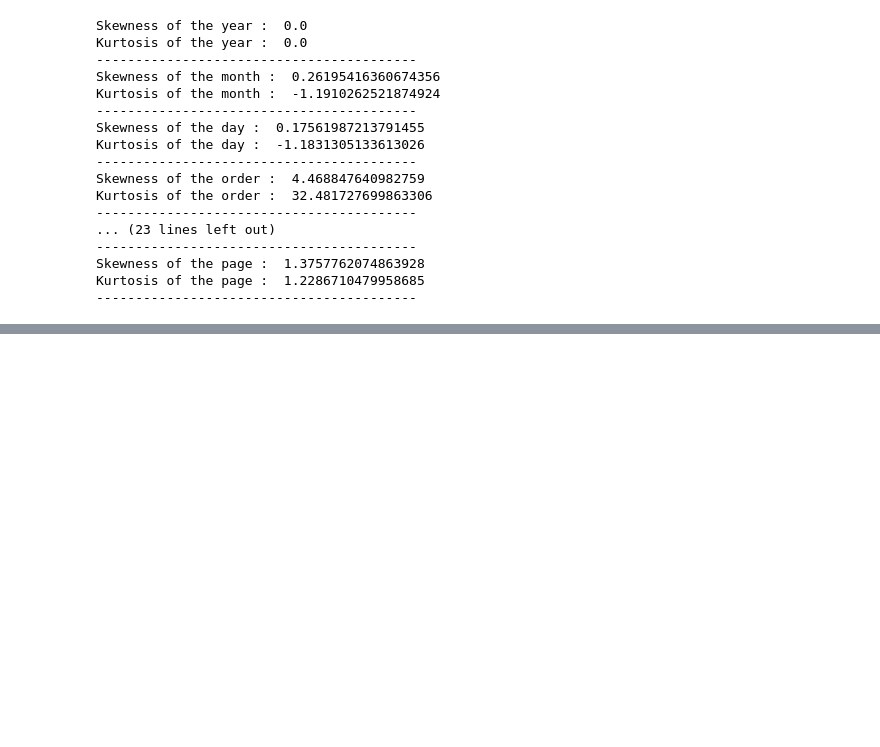
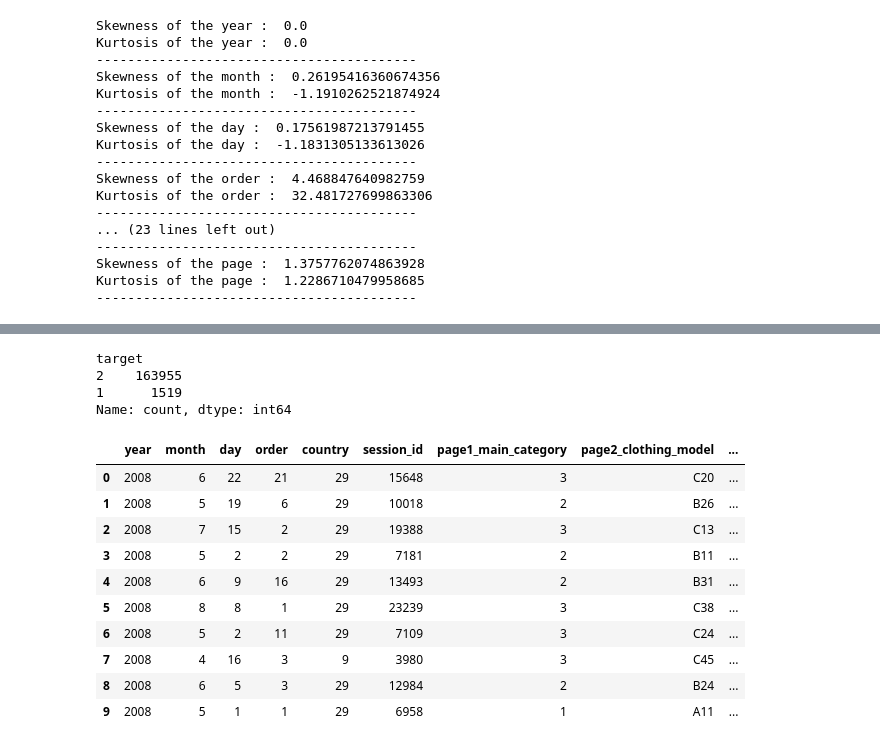
Before and after one commit to Kamalesh-Gandhi/Customer-Segmentation-Analysis-Forecast-Model, a Jupyter notebook: Notebooks/test.ipynb, the cells around one changed output, grey strips where cells are left out. Saved outputs shown, nothing was run; the diff lists cells and outputs as text; code cells hidden in the pictures; blank space fills up the shorter version.

```diff
--- a/Notebooks/test.ipynb
+++ b/Notebooks/test.ipynb
@@ -15,5 +25,5 @@ FileNotFoundError: [Errno 2] No such file or directory: 'data\\train_data.csv'
 # %%
-df_test= pd.read_csv(r'data\test_data.csv')
+df_test= pd.read_csv(r'D:\DataScience\GUVI\DataScience_GUVI_Projects\Customer_Conversion_Analysis\data\Test_data.csv')
 df_test.head(10)
 # %% [output]
 |  | year | month | day | order | country | session_id | page1_main_category | page2_clothing_model | ... |
@@ -323,0 +343,3 @@ NameError: name 'df' is not defined
+# %%
+df['target'] = df.apply(lambda row: 1 if (row['page'] == 5 and row['price'] > 0 and row['order'] > 10) else 2, axis=1)
+df
@@ -323,0 +360,7 @@ NameError: name 'df' is not defined
+# %%
+df['target'].value_counts()
+# %% [output]
+target
+2    163955
+1      1519
+Name: count, dtype: int64
@@ -323,0 +407,23 @@ NameError: name 'df' is not defined
+# %%
+# Apply Time-Based Feature (Using Helper Function)
+df = new_feature_1(df , col1 ='day' , feature_name='is_weekend')
+
+# Apply Session based feature using the existing columns
+df = new_feature_2(df ,col1= 'session_id' ,col2= 'order' ,transform_type= 'count' ,feature_name= 'total_clicks' )
+
+# Apply Session based feature using the existing columns
+df = new_feature_2(df ,col1= 'session_id' ,col2= 'page' ,transform_type= 'max' ,feature_name= 'max_page_reached' )
+# %%
+df.head(10)
+# %% [output]
+|  | year | month | day | order | country | session_id | page1_main_category | page2_clothing_model | ... |
+| 0 | 2008 | 6 | 22 | 21 | 29 | 15648 | 3 | C20 | ... |
+| 1 | 2008 | 5 | 19 | 6 | 29 | 10018 | 2 | B26 | ... |
+| 2 | 2008 | 7 | 15 | 2 | 29 | 19388 | 3 | C13 | ... |
+| 3 | 2008 | 5 | 2 | 2 | 29 | 7181 | 2 | B11 | ... |
+| 4 | 2008 | 6 | 9 | 16 | 29 | 13493 | 2 | B31 | ... |
+| 5 | 2008 | 8 | 8 | 1 | 29 | 23239 | 3 | C38 | ... |
+| 6 | 2008 | 5 | 2 | 11 | 29 | 7109 | 3 | C24 | ... |
+| 7 | 2008 | 4 | 16 | 3 | 9 | 3980 | 3 | C45 | ... |
+| 8 | 2008 | 6 | 5 | 3 | 29 | 12984 | 2 | B24 | ... |
+| 9 | 2008 | 5 | 1 | 1 | 29 | 6958 | 1 | A11 | ... |
```
Also changed, not shown: parts of 21 cells of this notebook, 13 other files.
